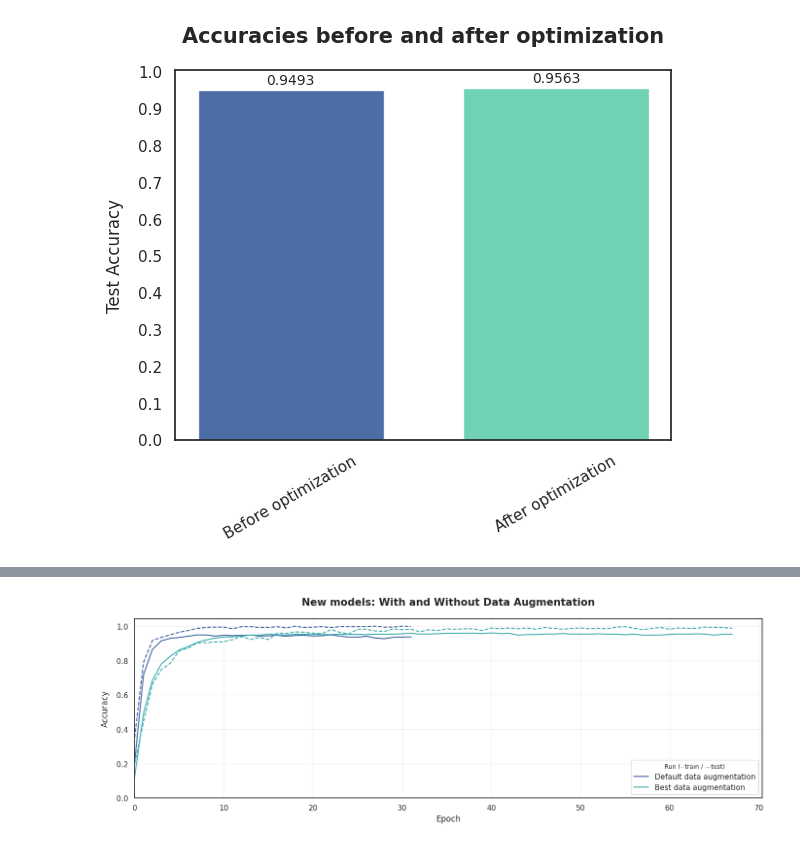
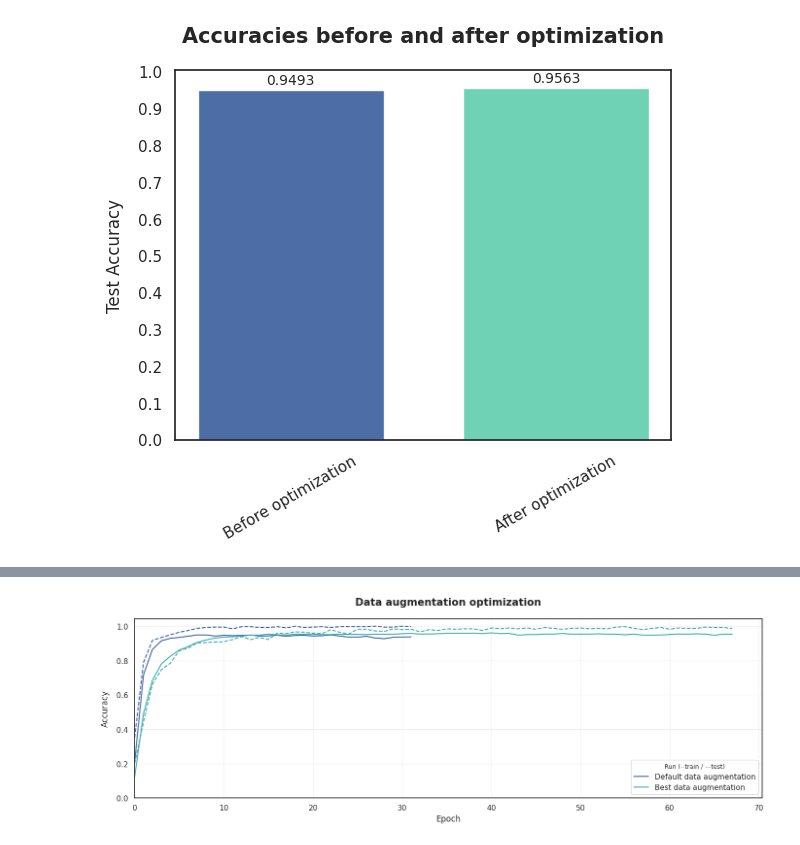
Before and after one commit to MCV-C3/project-team-6, a Jupyter notebook: Week3/report/plot_report.ipynb, the cells around one changed output, grey strips where cells are left out. Saved outputs shown, nothing was run; the diff lists cells and outputs as text; code cells hidden in the pictures.

```diff
--- a/Week3/report/plot_report.ipynb
+++ b/Week3/report/plot_report.ipynb
@@ -214,25 +215,25 @@ df.head()
 # %%
 plt.figure(figsize=(14, 5))
 
 cmap = plt.get_cmap('mako')
 colors = cmap(np.linspace(0.4, 0.8, 4))
 
 plt.plot(df['Step'], df["Squeeze-and-Excitation Unfreezed WDA - test_accuracy"],  label=f"Default data augmentation", color=colors[0])
 plt.plot(df['Step'], df["Squeeze-and-Excitation Unfreezed WDA - train_accuracy"], linestyle="--", color=colors[0])
 plt.plot(df['Step'], df["Sweep run - test_accuracy"],  label=f"Best data augmentation", color=colors[2])
 plt.plot(df['Step'], df["Sweep run - train_accuracy"], linestyle="--", color=colors[2])
 
 handles, labels = plt.gca().get_legend_handles_labels()
 by_label = dict(zip(labels, handles))
 legend = plt.legend(by_label.values(), by_label.keys(), title="Run (--train / —test)", loc='lower right')
 plt.setp(legend.get_title(), fontsize=9)
-plt.title("New models: With and Without Data Augmentation", fontsize=15, pad=20, fontweight='bold')
+plt.title("Data augmentation optimization", fontsize=15, pad=20, fontweight='bold')
 plt.ylabel("Accuracy", fontsize=12, labelpad=10)
 plt.xlabel("Epoch")
 plt.xlim(left=0)
 plt.yticks([0, 0.2, 0.4, 0.6, 0.8, 1])
 plt.grid(True, alpha=0.3)
 plt.tight_layout()
 plt.show()
 # %% [output]
-[figure, old version]
+[figure, new version]
```
Also changed, not shown: parts of 2 cells of this notebook, 2 other files.
